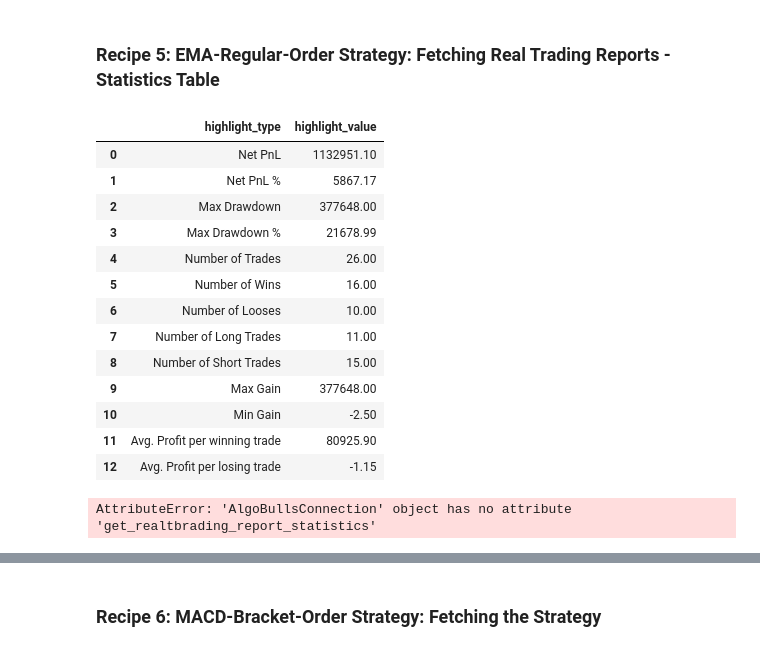
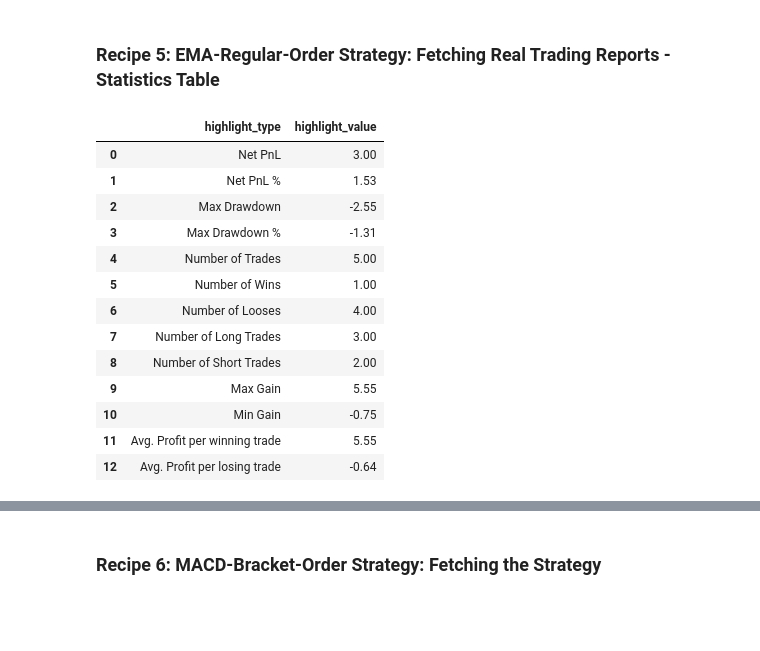
Before and after one commit to PacktPublishing/Python-Algorithmic-Trading-Cookbook, a Jupyter notebook: Chapter11/CHAPTER 11.ipynb, the cells around one changed output, grey strips where cells are left out. Drawn from its saved outputs; the diff is of its cells as text; code cells hidden in the pictures; blank space fills up the shorter version.

```diff
--- a/Chapter11/CHAPTER 11.ipynb
+++ b/Chapter11/CHAPTER 11.ipynb
@@ -26,7 +26,7 @@ algobulls_connection.get_authorization_url()
 Please login to this URL with your AlgoBulls credentials and get your developer access token: https://app.algobulls.com/user/login
 'https://app.algobulls.com/user/login'
 # %%
-algobulls_connection.set_access_token('7f154d25954aaad4e39dd075d402ff4aa8644469')
+algobulls_connection.set_access_token('80b7a69b168c5b3f15d56688841a8f2da5e2ab2c')
 # %%
 all_strategies = algobulls_connection.get_all_strategies()
 all_strategies
@@ -127,5 +144,3 @@ No log records found yet. Perhaps trading was never started.
 # %% [markdown]
 ### Recipe 4: EMA-Regular-Order Strategy: Fetching Real Trading Reports - Profit-n-Loss Table
-# %%
-algobulls_connection.api._AlgoBullsAPI__key_realtrading=39
 # %%
@@ -175,23 +155,19 @@ x.to_csv('debug_pnl_table.csv')
 # %% [markdown]
 ### Recipe 5: EMA-Regular-Order Strategy: Fetching Real Trading Reports - Statistics Table
 # %%
-algobulls_connection.get_realtrading_report_statistics(strategy_code=strategy_code1)
+algobulls_connection.get_realtrading_report_statistics(strategy_code1)
 # %% [output]
 |  | highlight_type | highlight_value |
-| 0 | Net PnL | 1132951.10 |
-| 1 | Net PnL % | 5867.17 |
-| 2 | Max Drawdown | 377648.00 |
-| 3 | Max Drawdown % | 21678.99 |
-| 4 | Number of Trades | 26.00 |
-| 5 | Number of Wins | 16.00 |
-| 6 | Number of Looses | 10.00 |
-| 7 | Number of Long Trades | 11.00 |
-| 8 | Number of Short Trades | 15.00 |
-| 9 | Max Gain | 377648.00 |
-| 10 | Min Gain | -2.50 |
-| 11 | Avg. Profit per winning trade | 80925.90 |
-| 12 | Avg. Profit per losing trade | -1.15 |
+| 0 | Net PnL | 3.00 |
+| 1 | Net PnL % | 1.53 |
+| 2 | Max Drawdown | -2.55 |
+| 3 | Max Drawdown % | -1.31 |
+| 4 | Number of Trades | 5.00 |
+| 5 | Number of Wins | 1.00 |
+| 6 | Number of Looses | 4.00 |
+| 7 | Number of Long Trades | 3.00 |
+| 8 | Number of Short Trades | 2.00 |
+| 9 | Max Gain | 5.55 |
+| 10 | Min Gain | -0.75 |
+| 11 | Avg. Profit per winning trade | 5.55 |
+| 12 | Avg. Profit per losing trade | -0.64 |
-# %%
-y = algobulls_connection.get_realtbrading_report_statistics(strategy_code=strategy_code1)
-# %% [output]
-AttributeError: 'AlgoBullsConnection' object has no attribute 'get_realtbrading_report_statistics'
```
Also changed, not shown: parts of 28 cells of this notebook.
